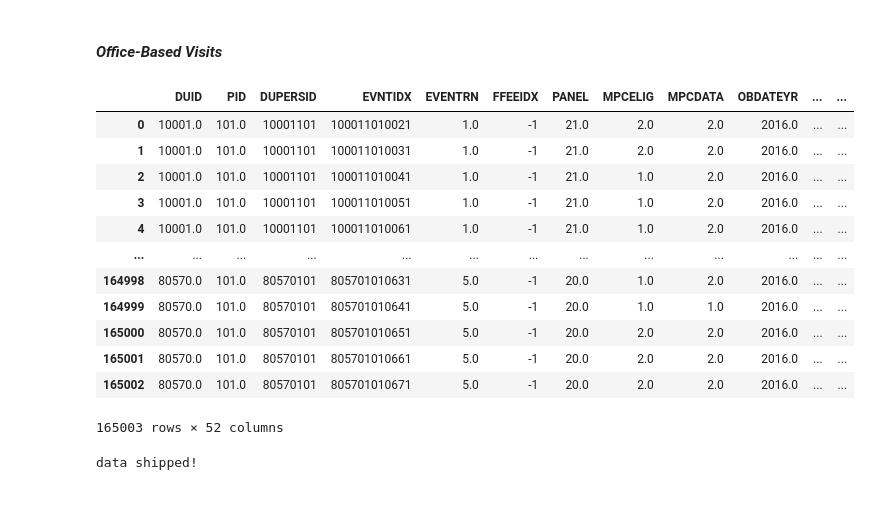
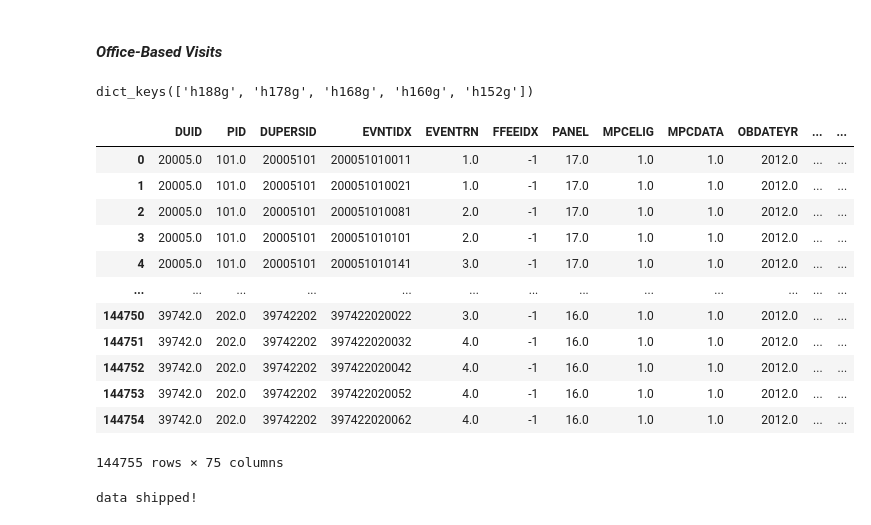
Before and after one commit to kudzuweb/capstone-MEPS-Data-Exploration, a Jupyter notebook: notebooks/cleanupcapstonedata.ipynb, the cells around one changed output. Saved outputs shown, nothing was run; the diff lists cells and outputs as text; code cells hidden in the pictures.

```diff
--- a/notebooks/cleanupcapstonedata.ipynb
+++ b/notebooks/cleanupcapstonedata.ipynb
@@ -194,27 +207,31 @@ ps, obvdata = readV9('obv', ids, obvdata)
 ids = ['h188g', 'h178g', 'h168g', 'h160g', 'h152g']
 
 ps, obvdata = readSAS('obv', ids, obvdata)
+# %%
+obvdata.keys()
+# %% [output]
+dict_keys(['h188g', 'h178g', 'h168g', 'h160g', 'h152g'])
 # %%
 #call function to rename dfs to appropriate filenames
 ids = ['h229g', 'h220g', 'h213g', 'h206g', 'h197g', 'h188g', 'h178g', 'h168g', 'h160g', 'h152g']
 
-obvdata = renameMasters(obvdata, 2021, 'obv_data', ids)
+obvdata = renameMasters(obvdata, 2016, 'obv_data', ids)
 # %%
-obvdata['obv_data_2021']
+obvdata['obv_data_2012']
 # %% [output]
 |  | DUID | PID | DUPERSID | EVNTIDX | EVENTRN | FFEEIDX | PANEL | MPCELIG | MPCDATA | OBDATEYR | ... | ... |
-| 0 | 10001.0 | 101.0 | 10001101 | 100011010021 | 1.0 | -1 | 21.0 | 2.0 | 2.0 | 2016.0 | ... | ... |
-| 1 | 10001.0 | 101.0 | 10001101 | 100011010031 | 1.0 | -1 | 21.0 | 2.0 | 2.0 | 2016.0 | ... | ... |
-| 2 | 10001.0 | 101.0 | 10001101 | 100011010041 | 1.0 | -1 | 21.0 | 1.0 | 2.0 | 2016.0 | ... | ... |
-| 3 | 10001.0 | 101.0 | 10001101 | 100011010051 | 1.0 | -1 | 21.0 | 1.0 | 2.0 | 2016.0 | ... | ... |
-| 4 | 10001.0 | 101.0 | 10001101 | 100011010061 | 1.0 | -1 | 21.0 | 1.0 | 2.0 | 2016.0 | ... | ... |
+| 0 | 20005.0 | 101.0 | 20005101 | 200051010011 | 1.0 | -1 | 17.0 | 1.0 | 1.0 | 2012.0 | ... | ... |
+| 1 | 20005.0 | 101.0 | 20005101 | 200051010021 | 1.0 | -1 | 17.0 | 1.0 | 1.0 | 2012.0 | ... | ... |
+| 2 | 20005.0 | 101.0 | 20005101 | 200051010081 | 2.0 | -1 | 17.0 | 1.0 | 1.0 | 2012.0 | ... | ... |
+| 3 | 20005.0 | 101.0 | 20005101 | 200051010101 | 2.0 | -1 | 17.0 | 1.0 | 1.0 | 2012.0 | ... | ... |
+| 4 | 20005.0 | 101.0 | 20005101 | 200051010141 | 3.0 | -1 | 17.0 | 1.0 | 1.0 | 2012.0 | ... | ... |
 | ... | ... | ... | ... | ... | ... | ... | ... | ... | ... | ... | ... | ... |
-| 164998 | 80570.0 | 101.0 | 80570101 | 805701010631 | 5.0 | -1 | 20.0 | 1.0 | 2.0 | 2016.0 | ... | ... |
-| 164999 | 80570.0 | 101.0 | 80570101 | 805701010641 | 5.0 | -1 | 20.0 | 1.0 | 1.0 | 2016.0 | ... | ... |
-| 165000 | 80570.0 | 101.0 | 80570101 | 805701010651 | 5.0 | -1 | 20.0 | 2.0 | 2.0 | 2016.0 | ... | ... |
-| 165001 | 80570.0 | 101.0 | 80570101 | 805701010661 | 5.0 | -1 | 20.0 | 2.0 | 2.0 | 2016.0 | ... | ... |
-| 165002 | 80570.0 | 101.0 | 80570101 | 805701010671 | 5.0 | -1 | 20.0 | 2.0 | 2.0 | 2016.0 | ... | ... |
+| 144750 | 39742.0 | 202.0 | 39742202 | 397422020022 | 3.0 | -1 | 16.0 | 1.0 | 1.0 | 2012.0 | ... | ... |
+| 144751 | 39742.0 | 202.0 | 39742202 | 397422020032 | 4.0 | -1 | 16.0 | 1.0 | 1.0 | 2012.0 | ... | ... |
+| 144752 | 39742.0 | 202.0 | 39742202 | 397422020042 | 4.0 | -1 | 16.0 | 1.0 | 1.0 | 2012.0 | ... | ... |
+| 144753 | 39742.0 | 202.0 | 39742202 | 397422020052 | 4.0 | -1 | 16.0 | 1.0 | 1.0 | 2012.0 | ... | ... |
+| 144754 | 39742.0 | 202.0 | 39742202 | 397422020062 | 4.0 | -1 | 16.0 | 1.0 | 1.0 | 2012.0 | ... | ... |
-165003 rows × 52 columns
+144755 rows × 75 columns
 # %%
 #call function to export csvs
 dest = 'obv'
```
Also changed, not shown: parts of 3 cells of this notebook.
